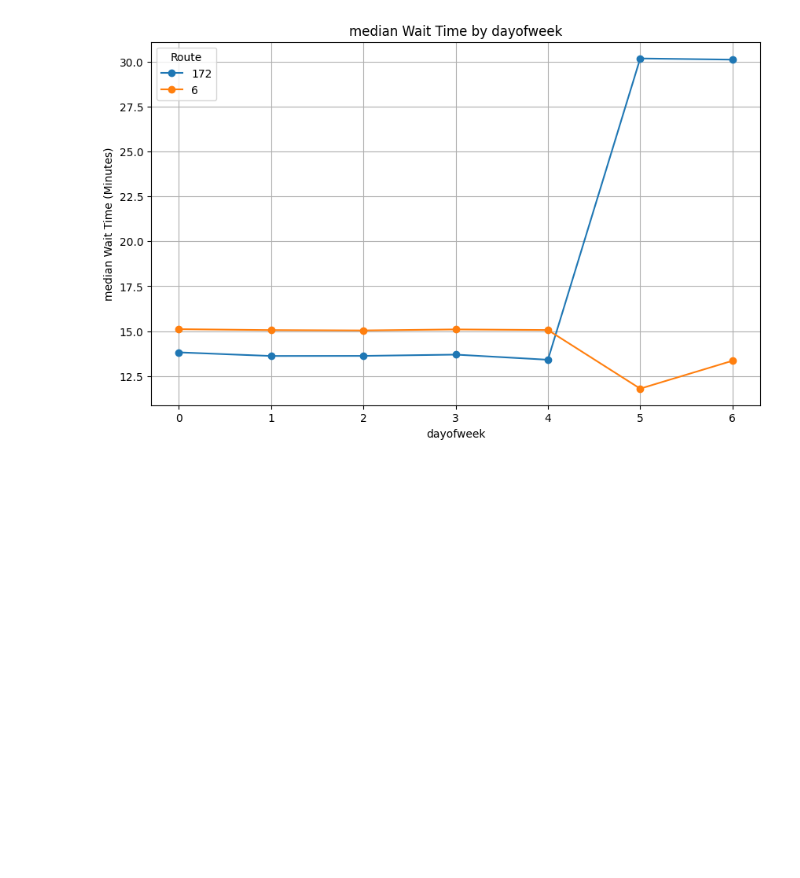
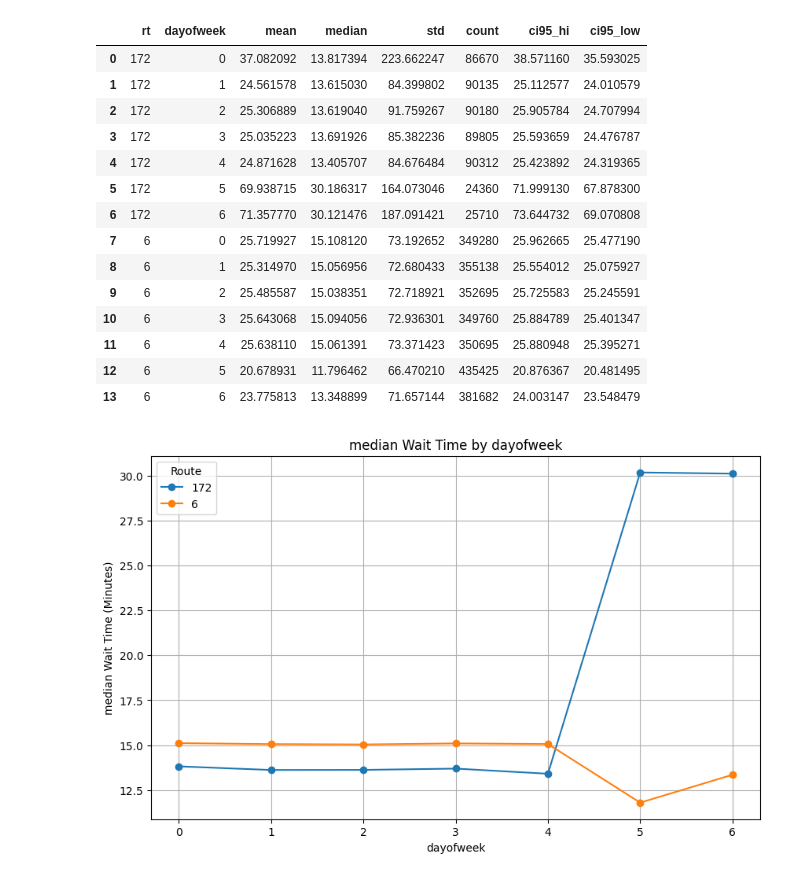
Before and after one commit to mansueto-institute/cta-stop-watch, a Jupyter notebook: cta-stop-watch/analysis/metrics.ipynb, the cells around one changed output. Cells and saved outputs as stored; diff of their text form; code cells hidden in the pictures; blank space fills up the shorter version.

```diff
--- a/cta-stop-watch/analysis/metrics.ipynb
+++ b/cta-stop-watch/analysis/metrics.ipynb
@@ -112,6 +112,24 @@ def chart_wait_times(grouped_df: pd.DataFrame,type:str):
     plt.show()
 # %%
 test = calculate_wait_times(['172','6'], 'dayofweek')
+# %%
+test
+# %% [output]
+|  | rt | dayofweek | mean | median | std | count | ci95_hi | ci95_low |
+| 0 | 172 | 0 | 37.082092 | 13.817394 | 223.662247 | 86670 | 38.571160 | 35.593025 |
+| 1 | 172 | 1 | 24.561578 | 13.615030 | 84.399802 | 90135 | 25.112577 | 24.010579 |
+| 2 | 172 | 2 | 25.306889 | 13.619040 | 91.759267 | 90180 | 25.905784 | 24.707994 |
+| 3 | 172 | 3 | 25.035223 | 13.691926 | 85.382236 | 89805 | 25.593659 | 24.476787 |
+| 4 | 172 | 4 | 24.871628 | 13.405707 | 84.676484 | 90312 | 25.423892 | 24.319365 |
+| 5 | 172 | 5 | 69.938715 | 30.186317 | 164.073046 | 24360 | 71.999130 | 67.878300 |
+| 6 | 172 | 6 | 71.357770 | 30.121476 | 187.091421 | 25710 | 73.644732 | 69.070808 |
+| 7 | 6 | 0 | 25.719927 | 15.108120 | 73.192652 | 349280 | 25.962665 | 25.477190 |
+| 8 | 6 | 1 | 25.314970 | 15.056956 | 72.680433 | 355138 | 25.554012 | 25.075927 |
+| 9 | 6 | 2 | 25.485587 | 15.038351 | 72.718921 | 352695 | 25.725583 | 25.245591 |
+| 10 | 6 | 3 | 25.643068 | 15.094056 | 72.936301 | 349760 | 25.884789 | 25.401347 |
+| 11 | 6 | 4 | 25.638110 | 15.061391 | 73.371423 | 350695 | 25.880948 | 25.395271 |
+| 12 | 6 | 5 | 20.678931 | 11.796462 | 66.470210 | 435425 | 20.876367 | 20.481495 |
+| 13 | 6 | 6 | 23.775813 | 13.348899 | 71.657144 | 381682 | 24.003147 | 23.548479 |
 # %%
 chart_wait_times(test,'median')
 # %% [output]
```
Also changed, not shown: 2 other files.
